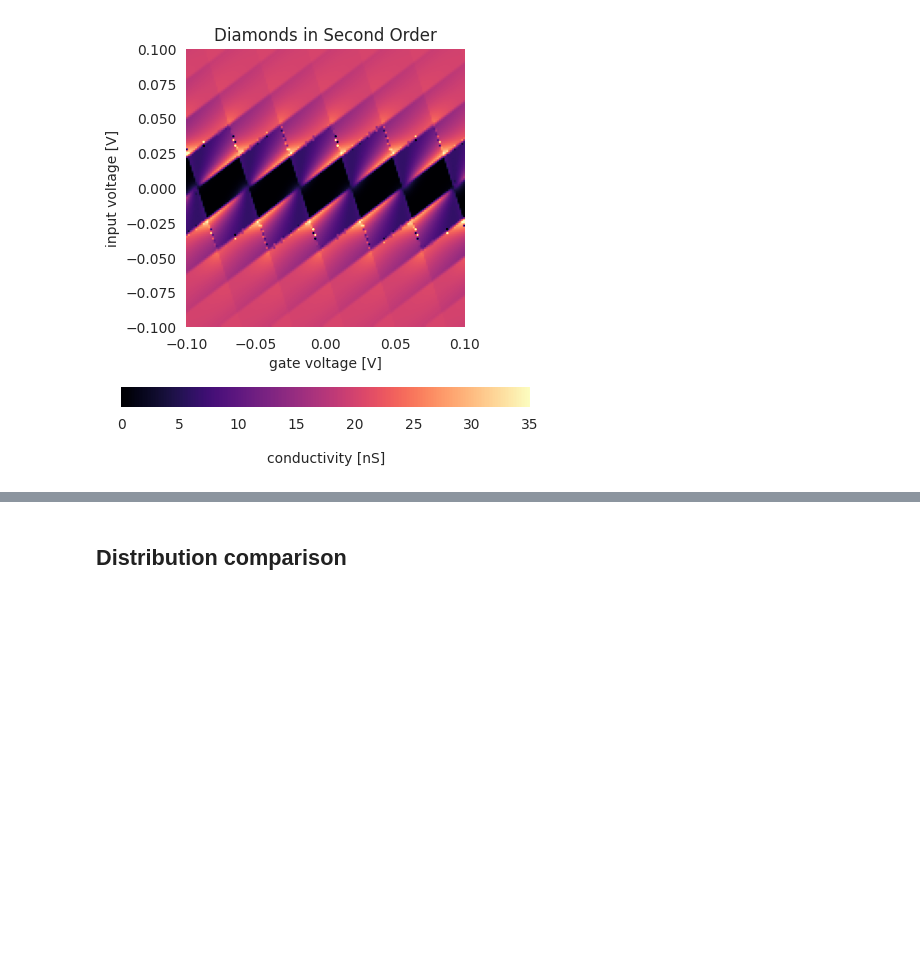
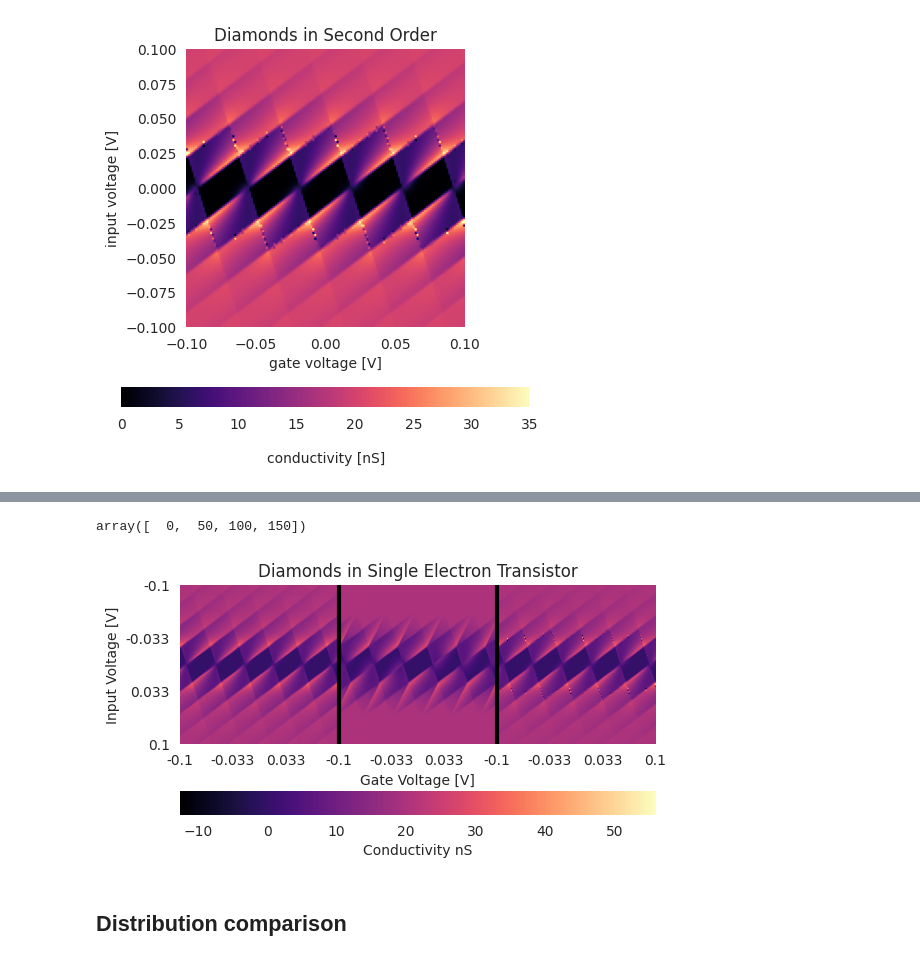
Before and after one commit to evanwonisch/NanoNetsMF, a Jupyter notebook: run/single_electron_transistor/single_electron_transistor.ipynb, the cells around one changed output, grey strips where cells are left out. Cells and saved outputs as stored; diff of their text form; code cells hidden in the pictures; blank space fills up the shorter version.

```diff
--- a/run/single_electron_transistor/single_electron_transistor.ipynb
+++ b/run/single_electron_transistor/single_electron_transistor.ipynb
@@ -280,3 +230,46 @@ cbar.ax.set_xlabel('conductivity [nS]', rotation = 0)
+# %%
+np.arange(0,151,50)
+# %% [output]
+array([  0,  50, 100, 150])
+# %%
+plt.figure(figsize = set_size())
+
+
+grad_output = np.gradient(I_output_me, 0.2/N_input, axis = 1)
+img = np.swapaxes(grad_output, 0, 1)
+img0 = np.flip(img, axis = 0)
+
+grad_output = np.gradient(I_output_mf, 0.2/N_input, axis = 1)
+img = np.swapaxes(grad_output, 0, 1)
+img1 = np.flip(img, axis = 0)
+
+grad_output = np.gradient(I_output_mf2, 0.2/N_input, axis = 1)
+img = np.swapaxes(grad_output, 0, 1)
+img2 = np.flip(img, axis = 0)
+
+img = np.concatenate((img0,img1,img2), axis = 1)
+
+# plt.imshow(img, extent = (Us_gate[0]*3,Us_gate[-1]*3,Us_input[0],Us_input[-1]), cmap = "magma")
+plt.imshow(img, cmap = "magma")
+plt.grid()
+plt.axvline(150, color = "black", linewidth = 3)
+plt.axvline(300, color = "black", linewidth = 3)
+cbar = plt.colorbar(orientation = "horizontal")
+cbar.ax.get_yaxis().labelpad = 15
+cbar.ax.set_xlabel('Conductivity nS')
+
+plt.yticks(np.arange(0,151,50), np.round(np.linspace(-0.1,0.1, num = 4), 3))
+plt.xticks([0,   50,     100,   150,  200,    250,   300,  350,   400, 450],
+           [-0.1,-0.033, 0.033, -0.1, -0.033, 0.033, -0.1, -0.033, 0.033, 0.1])
+plt.xlabel("Gate Voltage [V]")
+plt.ylabel("Input Voltage [V]")
+plt.title("Diamonds in Single Electron Transistor")
+
+
+plt.tight_layout()
+plt.savefig("../../output/set/set_diamonds.pdf")
+# %% [output]
+[figure, added]
 # %% [markdown]
 ## Distribution comparison
 # %%
```
Also changed, not shown: parts of 1 cell of this notebook, 30 other files.
